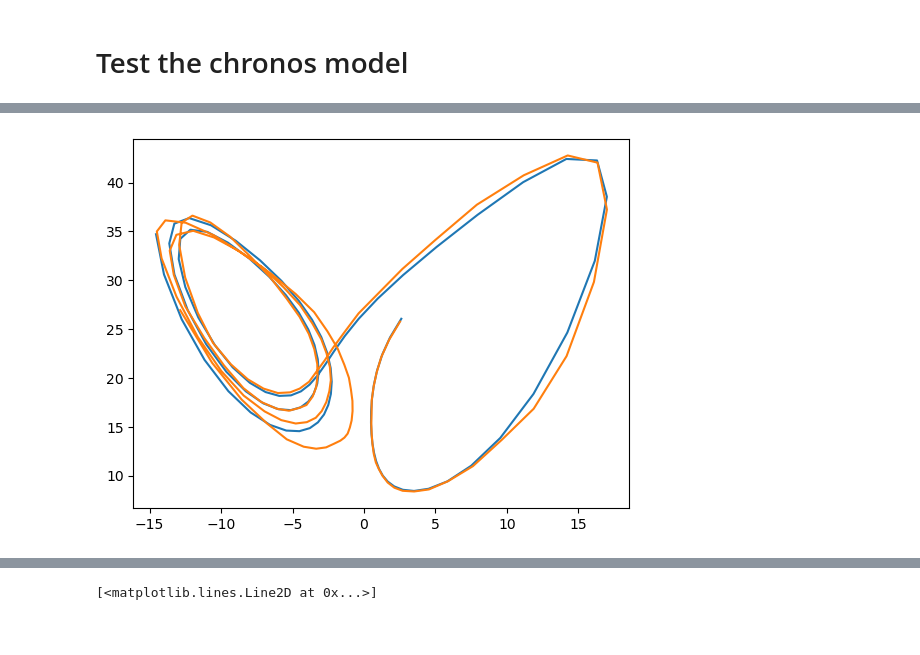
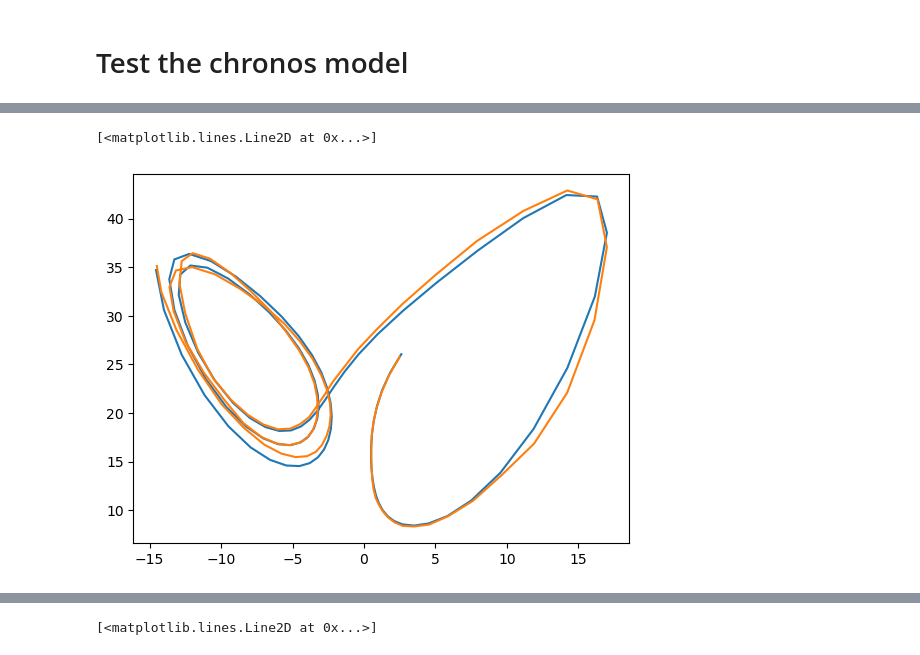
Before and after one commit to williamgilpin/dysts_data, a Jupyter notebook: benchmark_results/zero_shot_plotting.ipynb, the cells around one changed output, grey strips where cells are left out. Saved outputs shown, nothing was run; the diff lists cells and outputs as text; code cells hidden in the pictures.

```diff
--- a/benchmark_results/zero_shot_plotting.ipynb
+++ b/benchmark_results/zero_shot_plotting.ipynb
@@ -32,11 +32,15 @@ from scripts.models import ChronosModel
 import dysts.flows
 
 equation_name = "Lorenz"
+model_size = "base"
+
+num_ic = 20
 training_length = 1000
-# training_length = 512
-forecast_length = 100
 context_length = 512
-model_size = "base"
+forecast_length = 400 # Maximum for these models
+# n_average = 20
+n_average = 1
+pts_per_period = 40
 
 eq = getattr(dysts.flows, equation_name)()
 integrator_args = {
@@ -45,7 +49,7 @@ integrator_args = {
     "rtol": 1e-12,
 }
 
-# traj0 = eq.make_trajectory(1000,
+# traj0 = eq.make_trajectory(1200,
 #                             timescale="Lyapunov",
 #                             method="Radau", **integrator_args)
 # eq.ic = traj0[-1]
@@ -59,9 +63,10 @@ traj_test_context = traj_test[:, training_length - context_length:training_lengt
 ic_test = traj_test_context[:, -1] # Last seen point
 traj_test_forecast = traj_test[:, training_length:] ## Unseen data to be forecast
 
+
 model = ChronosModel(model=model_size,
                      context=context_length,
-                     n_samples=5,
+                     n_samples=n_average,
                      prediction_length=forecast_length,
                      max_chunk=64)
 
@@ -76,8 +137,9 @@ for traj in traj_test_context:
 # %%
 
-plt.plot(traj_test_forecast.squeeze()[:, 0], traj_test_forecast.squeeze()[:, 2], label="True")
-plt.plot(np.mean(forecast_multivariate, axis=1)[0], np.mean(forecast_multivariate, axis=1)[2], label="Forecast")
+plt.plot(traj_test_forecast.squeeze()[:100, 0], traj_test_forecast.squeeze()[:100, 2], label="True")
+plt.plot(np.mean(forecast_multivariate, axis=1)[0][:100], np.mean(forecast_multivariate, axis=1)[2][:100], label="Forecast")
 
-rolling_smape = smape_rolling(np.mean(forecast_multivariate, axis=1).squeeze().T, traj_test_forecast.squeeze())
+# rolling_smape = smape_rolling(np.mean(forecast_multivariate, axis=1).squeeze().T, traj_test_forecast.squeeze())
 # %% [output]
+[<matplotlib.lines.Line2D at 0x...>]
-[figure, old version]
+[figure, new version]
```
Also changed, not shown: parts of 39 cells of this notebook, 2 other files.
